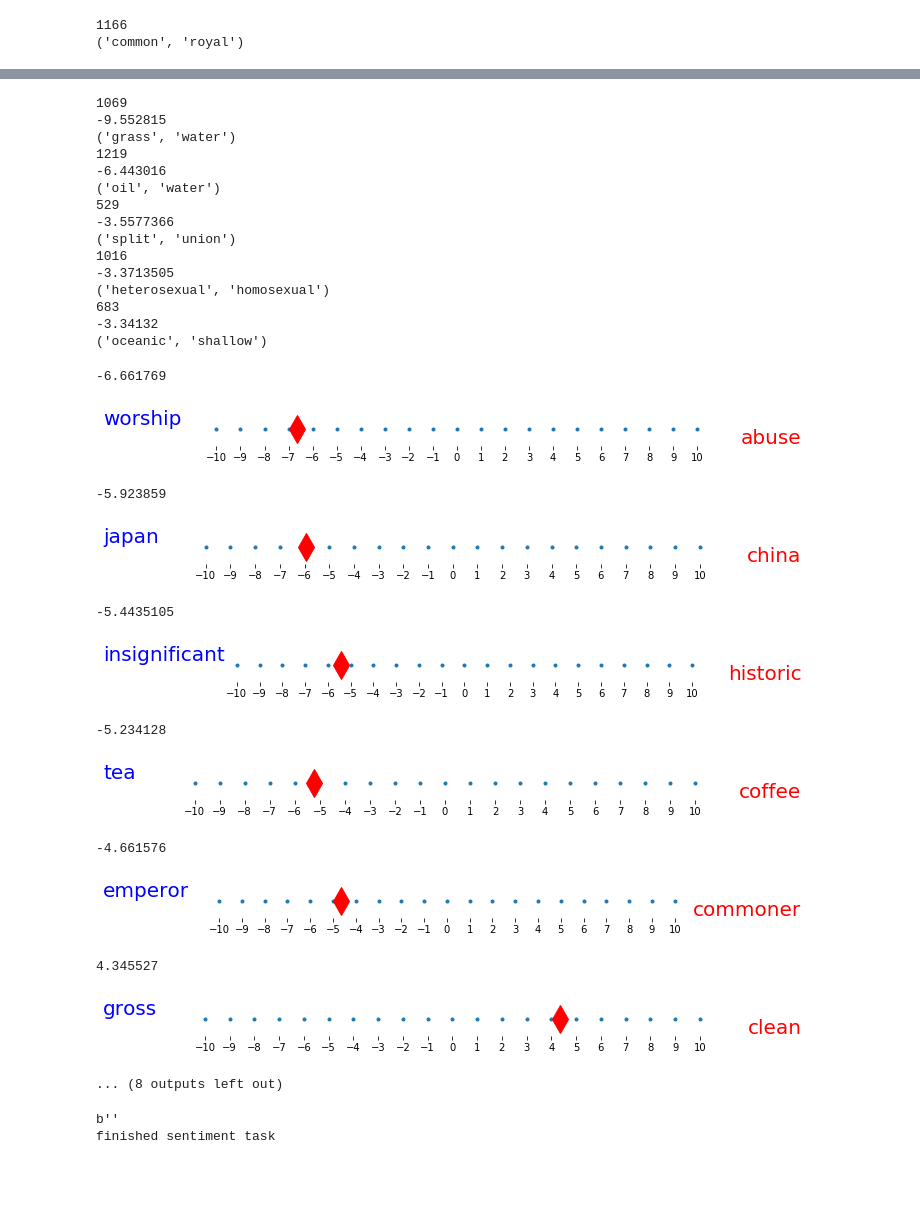
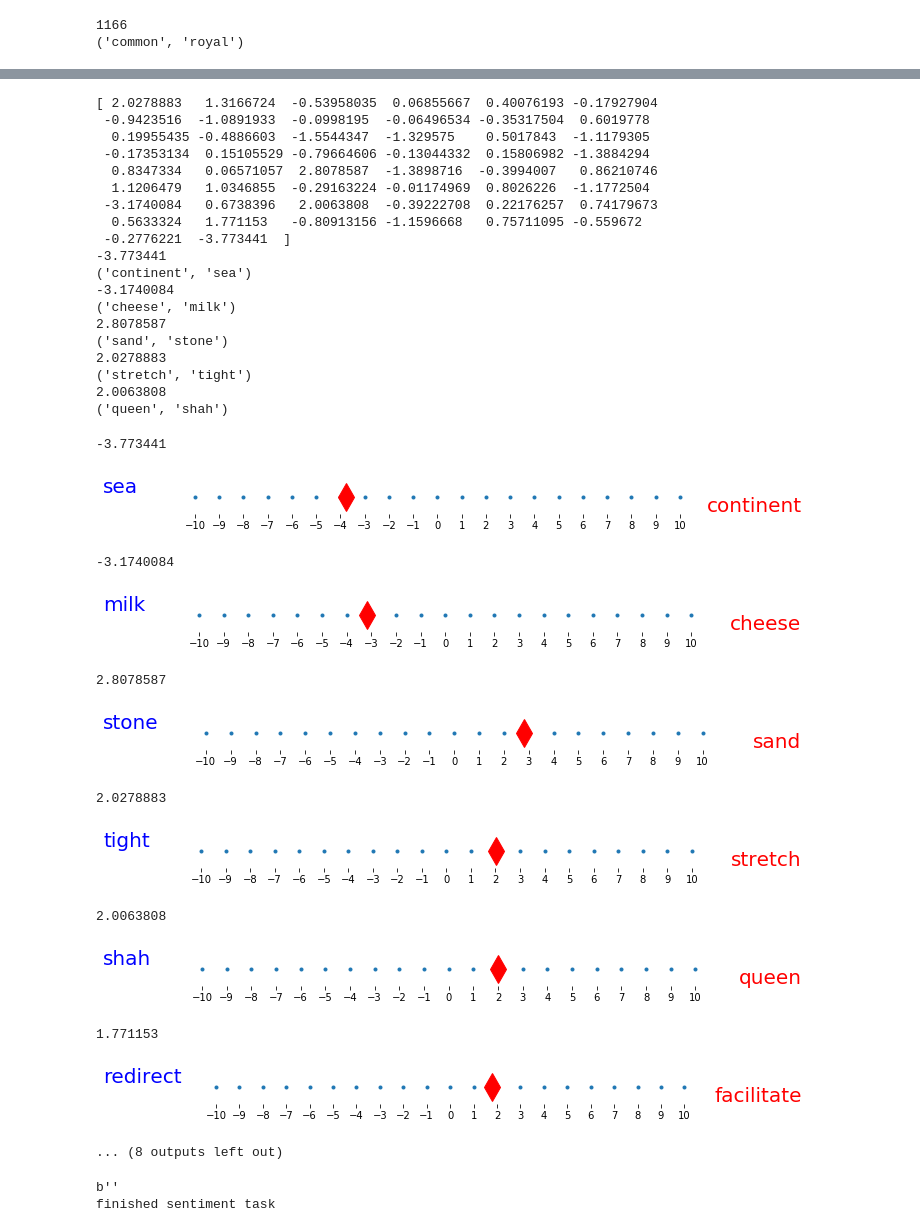
Before and after one commit to ichbinhandsome/Semantic-Differentials-for-Wikipedia-using-the-POLAR-Framework, a Jupyter notebook: JanEngler/Praktikum/ExplainingWikipediaSymanticsToIndividualsUsingPOLAR.ipynb, the cells around one changed output, grey strips where cells are left out. Saved outputs shown, nothing was run; the diff lists cells and outputs as text; code cells hidden in the pictures; blank space fills up the shorter version.

Commit message:
Worked on Visualization and fixed thedata paths
Need the Antonym_sets in the folder now

```diff
--- a/JanEngler/Praktikum/ExplainingWikipediaSymanticsToIndividualsUsingPOLAR.ipynb
+++ b/JanEngler/Praktikum/ExplainingWikipediaSymanticsToIndividualsUsingPOLAR.ipynb
@@ -200,7 +194,7 @@ current_model=model = word2vec
 # %%
 list_antonym = []
 
-with open(r'C:\Users\Jan\Desktop\PraktikumSS20\POLAR-master\Antonym_sets\LenciBenotto.val') as fp:
+with open(r'Antonym_sets/LenciBenotto.val') as fp:
     for line in fp:
         parts = line.split()
         if parts[3]=='antonym':
@@ -210,7 +204,7 @@ with open(r'C:\Users\Jan\Desktop\PraktikumSS20\POLAR-master\Antonym_sets\LenciBe
                 list_antonym.append((word1.strip().lower(), word2.strip().lower()))
 
 
-with open(r'C:\Users\Jan\Desktop\PraktikumSS20\POLAR-master\Antonym_sets\LenciBenotto.test') as fp:
+with open(r'Antonym_sets/LenciBenotto.test') as fp:
     for line in fp:
         parts = line.split()
         if parts[3]=='antonym':
@@ -219,7 +213,7 @@ with open(r'C:\Users\Jan\Desktop\PraktikumSS20\POLAR-master\Antonym_sets\LenciBe
             if word1 in current_model and word2 in current_model:
                 list_antonym.append((word1.strip().lower(), word2.strip().lower()))
 
-with open(r'C:\Users\Jan\Desktop\PraktikumSS20\POLAR-master\Antonym_sets\EVALution.val') as fp:
+with open(r'Antonym_sets/EVALution.val') as fp:
     for line in fp:
         parts = line.split()
         if parts[3]=='antonym':
@@ -228,7 +222,7 @@ with open(r'C:\Users\Jan\Desktop\PraktikumSS20\POLAR-master\Antonym_sets\EVALuti
             if word1 in current_model and word2 in current_model:
                 list_antonym.append((word1.strip().lower(), word2.strip().lower()))
 
-with open(r'C:\Users\Jan\Desktop\PraktikumSS20\POLAR-master\Antonym_sets\EVALution.test') as fp:
+with open(r'Antonym_sets/EVALution.test') as fp:
     for line in fp:
         parts = line.split()
         if parts[3]=='antonym':
@@ -361,7 +355,7 @@ def select_subset_dimension(dim_vector, num_dim):
 # %% [markdown]
 ## Generate the ORTHOGONAL DIMENSION Order
 # %%
-num_antonym = 1400
+num_antonym = 50
 orthogonal_antonymy_vector =np.array(select_subset_dimension(antonymy_vector, num_antonym))
 print(orthogonal_antonymy_vector.shape)
 print(orthogonal_antonymy_vector)
@@ -522,13 +518,13 @@ antonym_vector_method = orthogonal_antonymy_vector#random_antonym_vector # ortho
 # %%
 curr_dim = len(antonym_vector_method)#dim_size
 
-embedding_path = r'C:\Users\Jan\Desktop\PraktikumSS20\Semantic-Differentials-for-Wikipedia-using-the-POLAR-Framework\JanEngler\Praktikum\polarEmbedding'+str(curr_dim)+'.bin'
+embedding_path = r'polarEmbedding'+str(curr_dim)+'.bin'
 generate_embedding_path(current_model, embedding_path,True,antonym_vector_method, curr_dim)
 
 print('loading the model')
 temp_model = gensim.models.KeyedVectors.load_word2vec_format(embedding_path, binary=True)
 print('loading done..')
 
-std_nrml_embedding_path = r'C:\Users\Jan\Desktop\PraktikumSS20\Semantic-Differentials-for-Wikipedia-using-the-POLAR-Framework\JanEngler\Praktikum\polarEmbedding'+str(curr_dim)+'_StdNrml.bin'
+std_nrml_embedding_path = r'polarEmbedding'+str(curr_dim)+'_StdNrml.bin'
 standard_normal_dist_model(temp_model, std_nrml_embedding_path)
 # %% [output]
@@ -542,6 +540,6 @@ The shape of embedding matrix is (147612, 1400)
 # %%
 #curr_dim=500
-path=r'C:\Users\Jan\Desktop\PraktikumSS20\Semantic-Differentials-for-Wikipedia-using-the-POLAR-Framework\JanEngler\Praktikum\polarEmbedding'+str(curr_dim)+'_StdNrml.bin'
+path=r'polarEmbedding'+str(curr_dim)+'_StdNrml.bin'
 #f = open(path, "r+b")
 #f.seek(0)
 #print(f)
@@ -635,7 +638,7 @@ for i in orthogonal_antonymy_vector:
 # %%
 #print(word2vecPolar["screenshot"])
 word=word2vecPolar["water"]
-#print(word)
+print(word)
 #print(list_antonym)
 #print(orthogonal_antonymy_vector)
 thisdict = {}
@@ -651,26 +654,30 @@ sortedDic.reverse()
 for i in range(0,5):
     cur_Index=sortedDic[i][0]
     originalAntonymIndex=orthogonal_antonymy_vector[cur_Index]
-    print(originalAntonymIndex)
+    #print(originalAntonymIndex)
     print(sortedDic[i][1])
     print(list_antonym[originalAntonymIndex])
     #print(sortedDic[i])
 # %% [output]
-1069
--9.552815
-('grass', 'water')
-1219
--6.443016
-('oil', 'water')
-529
--3.5577366
-('split', 'union')
-1016
--3.3713505
-('heterosexual', 'homosexual')
-683
--3.34132
-('oceanic', 'shallow')
+[ 2.0278883   1.3166724  -0.53958035  0.06855667  0.40076193 -0.17927904
+ -0.9423516  -1.0891933  -0.0998195  -0.06496534 -0.35317504  0.6019778
+  0.19955435 -0.4886603  -1.5544347  -1.329575    0.5017843  -1.1179305
+ -0.17353134  0.15105529 -0.79664606 -0.13044332  0.15806982 -1.3884294
+  0.8347334   0.06571057  2.8078587  -1.3898716  -0.3994007   0.86210746
+  1.1206479   1.0346855  -0.29163224 -0.01174969  0.8026226  -1.1772504
+ -3.1740084   0.6738396   2.0063808  -0.39222708  0.22176257  0.74179673
+  0.5633324   1.771153   -0.80913156 -1.1596668   0.75711095 -0.559672
+ -0.2776221  -3.773441  ]
+-3.773441
+('continent', 'sea')
+-3.1740084
+('cheese', 'milk')
+2.8078587
+('sand', 'stone')
+2.0278883
+('stretch', 'tight')
+2.0063808
+('queen', 'shah')
 # %%
 import matplotlib.pyplot as pp
 def getMeaningOfWord(strWord,antonymy_vector, model, numberPolar ):
@@ -693,18 +739,18 @@ def getMeaningOfWord(strWord,antonymy_vector, model, numberPolar ):
 # %%
-getMeaningOfWord("shinto",orthogonal_antonymy_vector, word2vecPolar, 10 )
+getMeaningOfWord("water",orthogonal_antonymy_vector, word2vecPolar, 10 )
 # %% [output]
--6.661769
+-3.773441
-[figure, old version]
+[figure, new version]
--5.923859
+-3.1740084
-[figure, old version]
+[figure, new version]
--5.4435105
+2.8078587
-[figure, old version]
+[figure, new version]
--5.234128
+2.0278883
-[figure, old version]
+[figure, new version]
--4.661576
+2.0063808
-[figure, old version]
+[figure, new version]
-4.345527
+1.771153
-[figure, old version]
+[figure, new version]
 ... (8 outputs left out)
 # %%
 ######### Task specific code....
```
Also changed, not shown: parts of 27 cells of this notebook.
